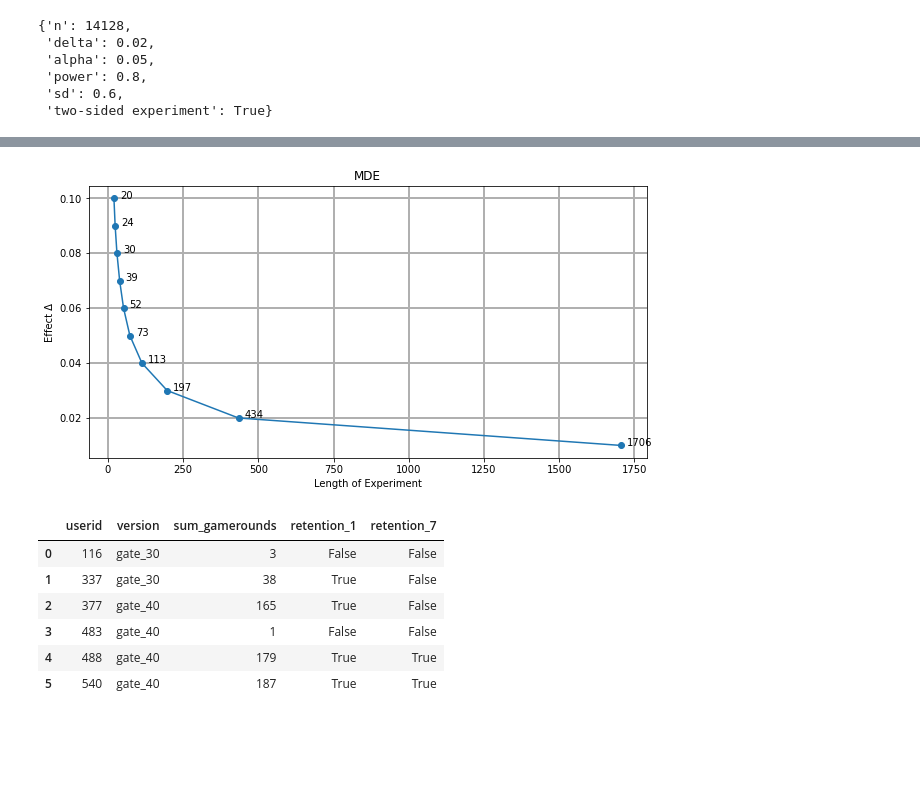
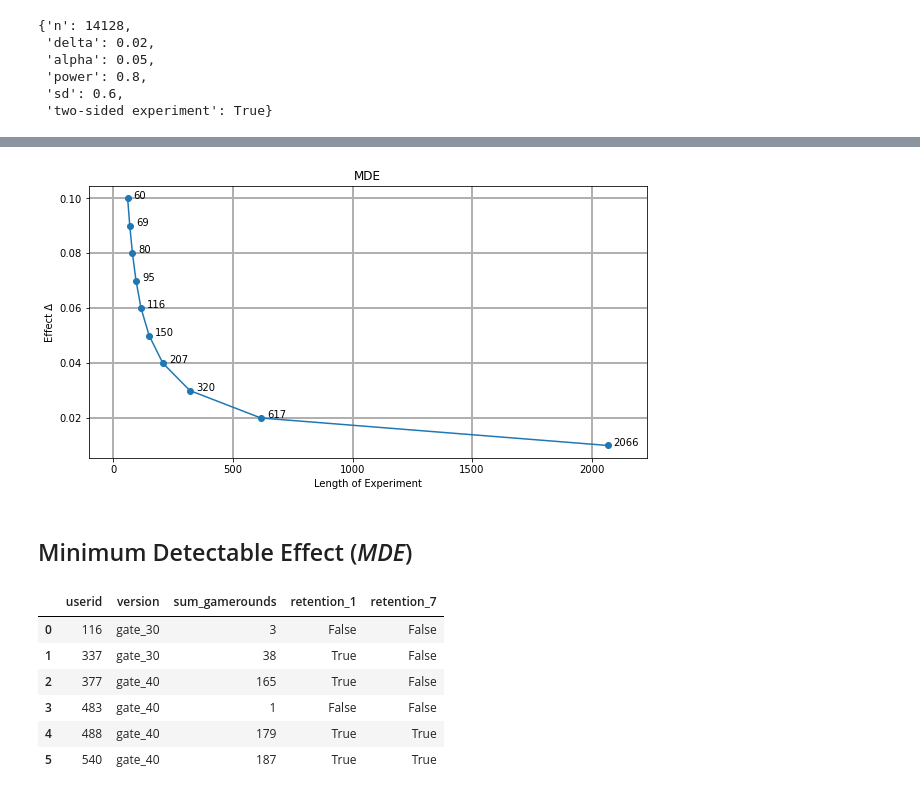
Before and after one commit to galshochat/A-B-Testing-Package, a Jupyter notebook: TFM.ipynb, the cells around one changed output, grey strips where cells are left out. Cells and saved outputs as stored; diff of their text form; code cells hidden in the pictures; blank space fills up the shorter version.

Commit message:
add num_conparisons parameter

```diff
--- a/TFM.ipynb
+++ b/TFM.ipynb
@@ -163,13 +163,12 @@ class Binomial():
 
 class ab_testing(Binomial,Gaussian):
 
-    def __init__(self, data=None, metric=None, distribution=None ,date_column=None, experiment_unit_column=None, n=None, p1=None, delta=None, alpha=None, power=None, sd=None ,two_sided=True, num_variants=2):
+    def __init__(self, data=None, metric=None, distribution=None ,date_column=None, experiment_unit_column=None, n=None, p1=None, delta=None, alpha=None, power=None, sd=None ,two_sided=True, num_comparisons=2):
 
         self.data=data
-        self.num_variants=num_variants
-        if num_variants>2:
-            self.number_comparisons=np.prod([i for i in np.arange(num_variants+1)[2:]])/(2*np.prod([i for i in np.arange(num_variants+1-2)[1:]]))
-            alpha=alpha/self.number_comparisons if alpha is not None else None
+        self.num_comparisons=num_comparisons
+        if num_comparisons>2:
+            alpha=alpha/self.num_comparisons if alpha is not None else None
 
         if distribution in ["Binomial", "Gaussian", "Normal"]:
             self.distribution=distribution
@@ -199,16 +198,13 @@ class ab_testing(Binomial,Gaussian):
         # method which returns the parameters and arguments of the ab-testing instance
          if self.data is None:
             self.params['distribution']=self.distribution
-            if self.num_variants>2:
-                self.params['number of variants']=self.num_variants
-                self.params['alpha']=self.alpha #* self.number_comparisons
+            if self.num_comparisons>2:
+                self.params['number of comparisons']=self.num_comparisons
+                self.params['alpha']=self.alpha*self.num_comparisons
                 self.params['correction']='Bonferroni correction to family wise alpha was applied for every pairwise comparison'
             return pprint.pformat(width=100, object=self.params, sort_dicts=False)
          else:
             self.params={}
-
-
-
 
 
 
@@ -230,7 +226,7 @@ class ab_testing(Binomial,Gaussian):
             #calculates number of time units present in the dataset
             self.length_input_data = self.data[self.date_column].nunique()
             #calculates the floor of events per time unit
-            self.events_per_time_unit_and_variant=np.floor(len(self.data[(self.data)[self.metric].notnull()])/self.length_input_data/self.num_variants)
+            self.events_per_time_unit_and_variant=np.floor(len(self.data[(self.data)[self.metric].notnull()])/self.length_input_data/self.num_comparisons)
             #the metric of interest base value
             pre_experiment_value=self.data[self.metric].mean()
 
@@ -249,10 +245,10 @@ class ab_testing(Binomial,Gaussian):
 
                 self.p1=self.p1 if self.p1 is not None else pre_experiment_value
                 self.p2=self.p1 + self.delta
-                Binomial.__init__(self, n=None , p1=self.p1 , delta=self.delta, alpha=self.alpha, power=self.power, two_sided=self.two_sided)
+                Binomial.__init__(self, n=None , p1=self.p1 , delta=self.delta, alpha=self.alpha/self.num_comparisons , power=self.power, two_sided=self.two_sided)
                 n=self.n
             else:
-                Gaussian.__init__(self, n=None , sd=self.sd , delta=self.delta, alpha=self.alpha, power=self.power, two_sided=self.two_sided)
+                Gaussian.__init__(self, n=None , sd=self.sd , delta=self.delta, alpha=self.alpha/self.num_comparisons, power=self.power, two_sided=self.two_sided)
                 n=self.n
             sizes.append(int(np.ceil(n)))
             days.append(int(np.ceil(n/self.events_per_time_unit_and_variant)))
@@ -280,7 +276,9 @@ class ab_testing(Binomial,Gaussian):
         ax.plot(results['length of experiment'].values, results['effect'].values, marker=marker, ls=ls, **plot_kwargs)
         if annot==True:
             for i in range(len(results)):
-                plt.annotate(xy=(results['length of experiment'].values[i]+results['length of experiment'].min(), results['effect'].values[i]), text=results['length of experiment'].values[i])
+                plt.annotate(xy=(results['length of experiment'].values[i]+np.min([25,results['length of experiment'].min()]), results['effect'].values[i]), text=results['length of experiment'].values[i])
+
+        ax.set_xlim(-1*(results['length of experiment'].max()*1.05-results['length of experiment'].max()), results['length of experiment'].values[i]+results['length of experiment'].max()*1.05)
         fig=ax.figure
         if save_path is not None:
             fig.savefig(save_path)
@@ -360,7 +362,9 @@ print(ab_testing(delta=0.01, p1=0.2, alpha=0.05, power=0.8, two_sided=True, dist
 # %%
-ab_testing(n=25583, p1=0.2, alpha=0.05, power=0.8, two_sided=True, distribution='Binomial',num_variants=2 ).MDE(minimal_effect=0.01, maximal_effect=0.1, effect_step=0.01, events_per_time_unit_and_variant=15, plot=True)
+ab_testing(n=25583, p1=0.2, alpha=0.05, power=0.8, two_sided=True, distribution='Binomial').MDE(minimal_effect=0.01, maximal_effect=0.1, effect_step=0.01, events_per_time_unit_and_variant=15, plot=True)
 # %% [output]
-[figure, old version]
+[figure, new version]
+# %% [markdown]
+## Minimum Detectable Effect (*MDE*)
 # %%
 cats=pd.read_csv('C:/Users/gshoc/OneDrive/Documentos/MASTER/TFM/Cookie Cats/cookie_cats.csv')
 # %%
```
Also changed, not shown: parts of 38 cells of this notebook.
